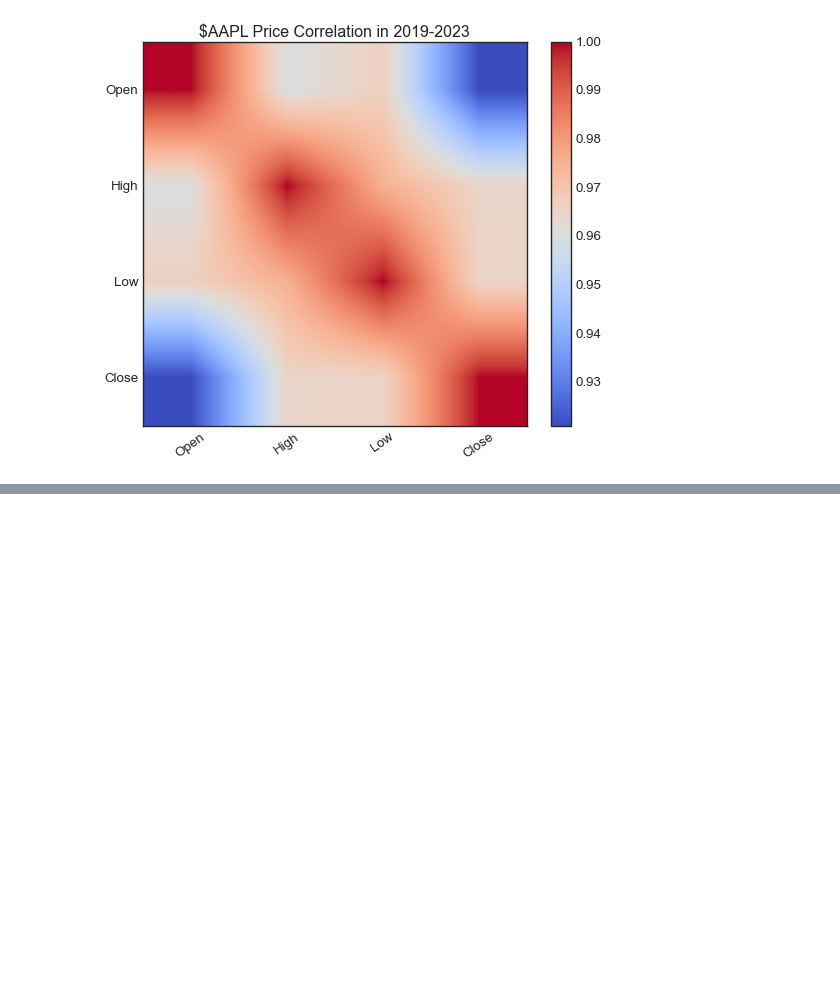
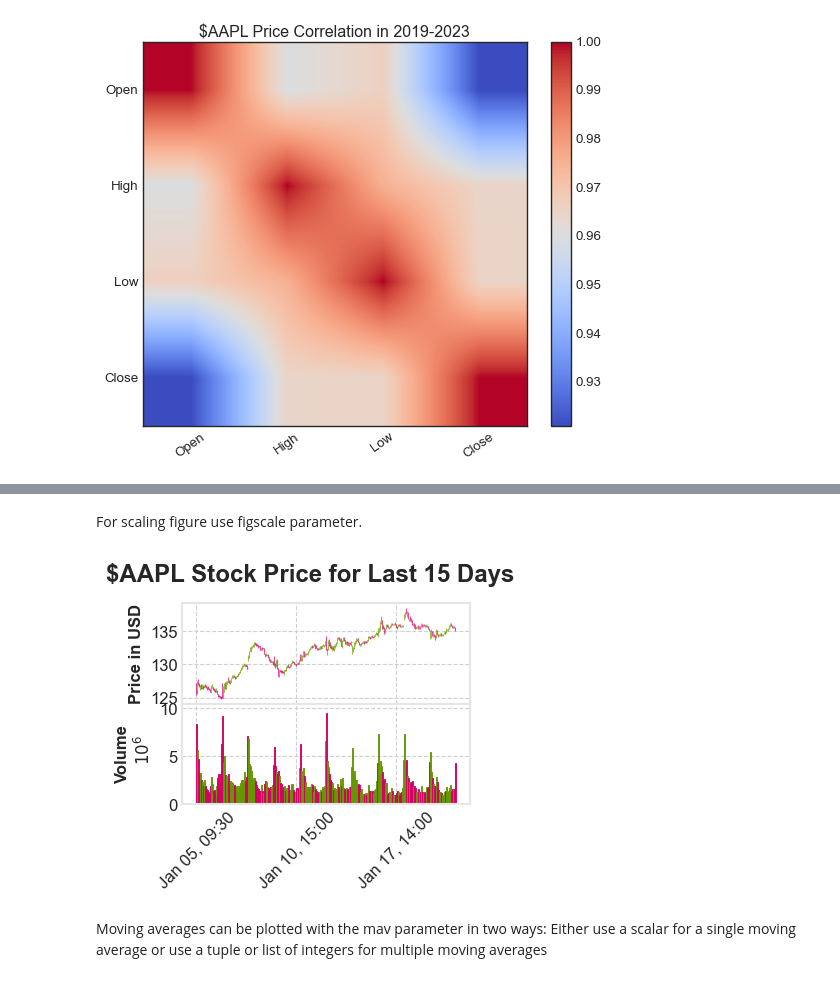
Before and after one commit to bilalonur/financial-visualization, a Jupyter notebook: finance-visualization.ipynb, the cells around one changed output, grey strips where cells are left out. Cells and saved outputs as stored; diff of their text form; code cells hidden in the pictures; blank space fills up the shorter version.

```diff
--- a/finance-visualization.ipynb
+++ b/finance-visualization.ipynb
@@ -235,0 +319,9 @@ plt.show()
+# %% [markdown]
+For scaling figure use figscale parameter.
+# %%
+mpf.plot(stock_data, type='ohlc', style='binance',figscale=0.5, panel_ratios=(1,1), volume=True, title='$'+stock_symbol+' Stock Price for Last 15 Days', ylabel='Price in USD', ylabel_lower='Volume')
+# %% [output]
+[figure, added]
+# %% [markdown]
+Moving averages can be plotted with the mav parameter in two ways:</br>
+Either use a scalar for a single moving average or use a tuple or list of integers for multiple moving averages
```
Also changed, not shown: parts of 20 cells of this notebook, 1 other file.
